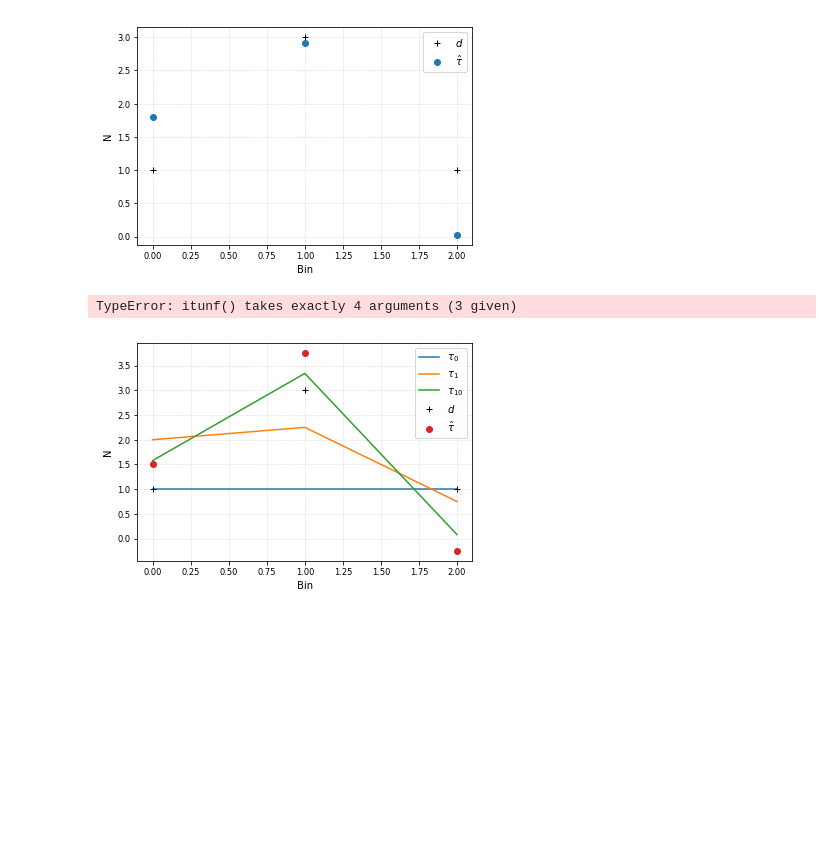
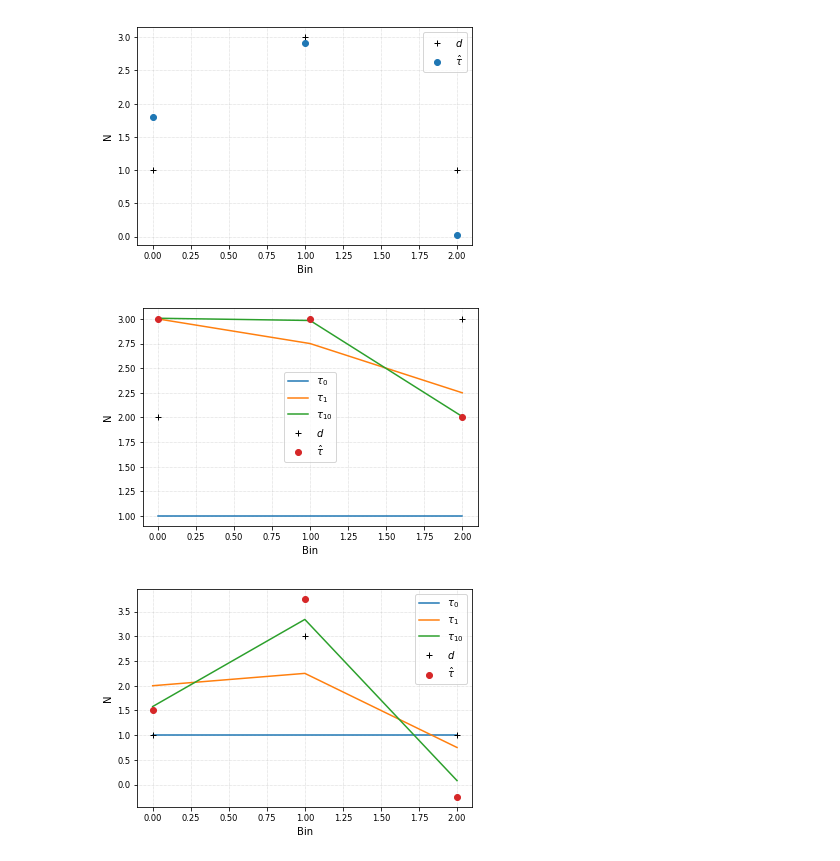
Before and after one commit to tianluyuan/ffunf, a Jupyter notebook: ffunf.ipynb, the cells around one changed output. Saved outputs shown, nothing was run; the diff lists cells and outputs as text; code cells hidden in the pictures; blank space fills up the shorter version.

```diff
--- a/ffunf.ipynb
+++ b/ffunf.ipynb
@@ -64,10 +64,10 @@ plot(d, res.x, 'pois_reg.png')
 [figure]
 # %%
 d = np.asarray([2.,3.,3.])
-[plt.plot(itunf(it, d, np.ones(d.size)), label=r'$\tau_{{{}}}$'.format(it)) for it in [0,1,10]]
+[plt.plot(itunf(it, d, np.ones(d.size), A), label=r'$\tau_{{{}}}$'.format(it)) for it in [0,1,10]]
 plot(d, np.dot(Ainv,d), 'itunf.png')
 # %% [output]
-TypeError: itunf() takes exactly 4 arguments (3 given)
+[figure, added]
 # %%
 d = np.asarray([1.,3.,1.])
 [plt.plot(itunf(it, d, np.ones(d.size), A), label=r'$\tau_{{{}}}$'.format(it)) for it in [0,1,10]]
```
Also changed, not shown: parts of 5 cells of this notebook.
